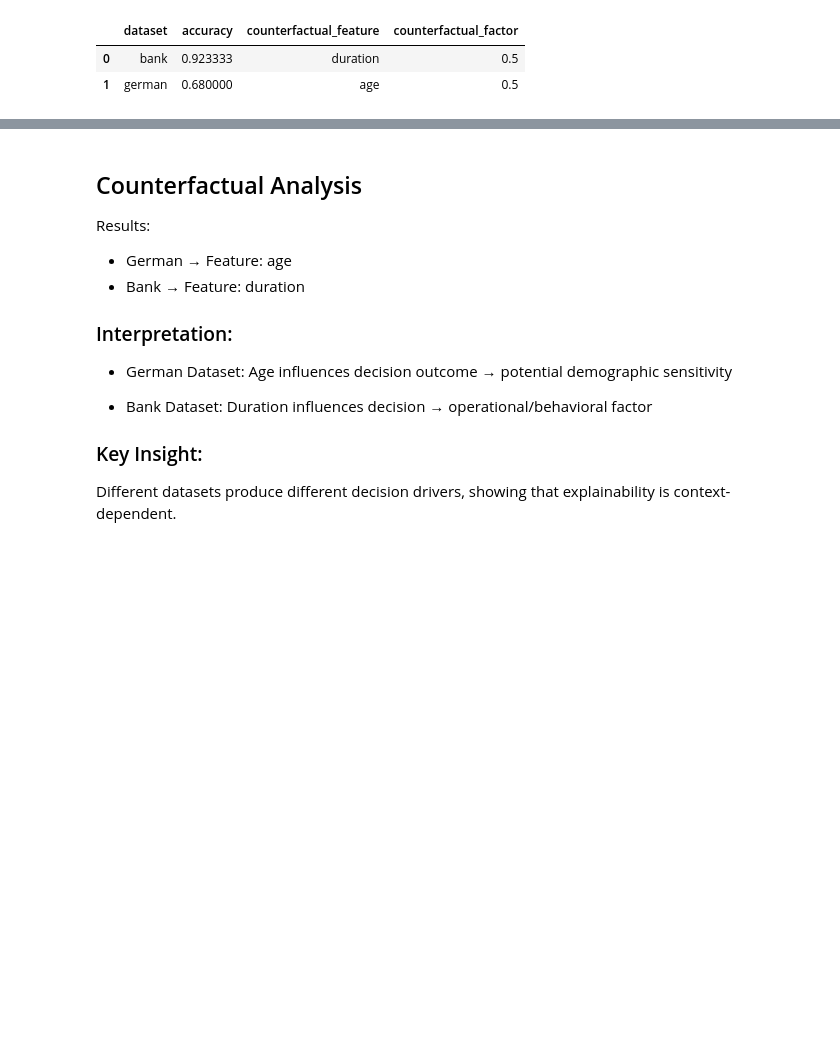
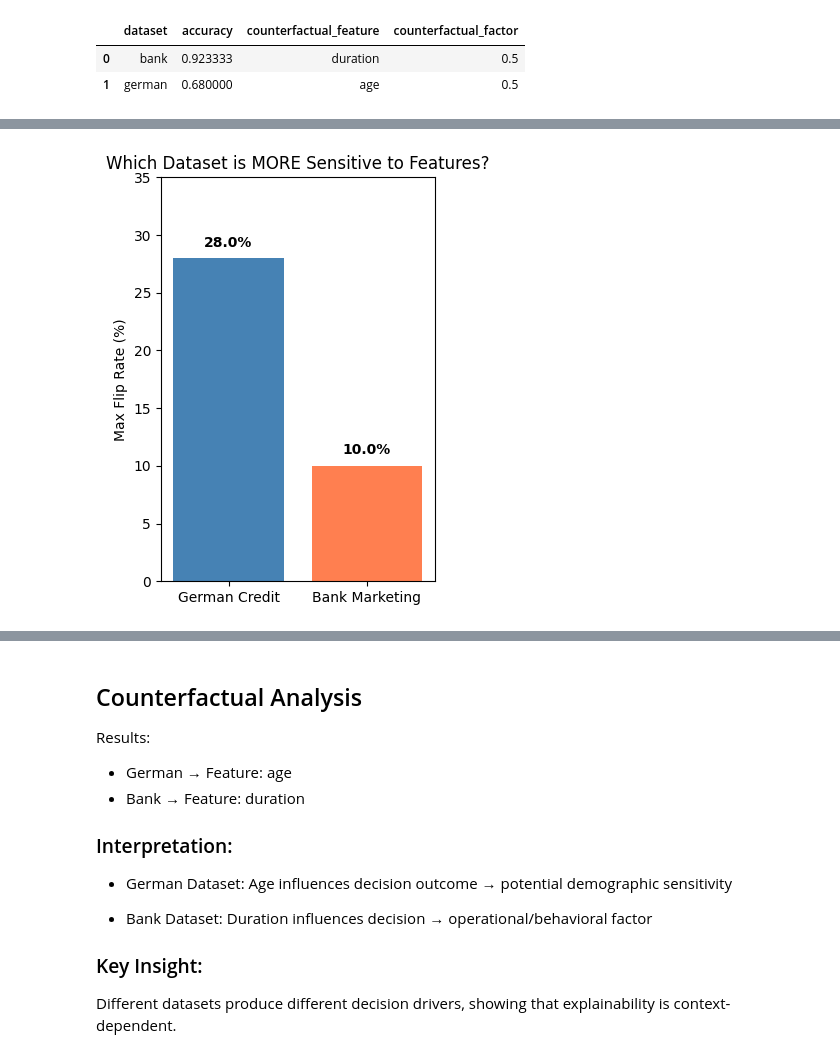
Before and after one commit to Saurabh-pilaniya07/XAI_Credit_Risk, a Jupyter notebook: notebooks/01_analysis.ipynb, the cells around one changed output, grey strips where cells are left out. Cells and saved outputs as stored; diff of their text form; code cells hidden in the pictures; blank space fills up the shorter version.

```diff
--- a/notebooks/01_analysis.ipynb
+++ b/notebooks/01_analysis.ipynb
@@ -93,0 +260,19 @@ results
+# %%
+# Compare both datasets
+plt.subplot(1, 2, 2)
+german_top = german_cf['Flip Rate (%)'].max()
+bank_top = bank_cf['Flip Rate (%)'].max()
+
+datasets = ['German Credit', 'Bank Marketing']
+max_flips = [german_top, bank_top]
+plt.bar(datasets, max_flips, color=['steelblue', 'coral'])
+plt.ylabel('Max Flip Rate (%)')
+plt.title('Which Dataset is MORE Sensitive to Features?')
+plt.ylim(0, 35)
+for i, v in enumerate(max_flips):
+    plt.text(i, v + 1, f'{v:.1f}%', ha='center', fontweight='bold')
+
+plt.tight_layout()
+plt.show()
+# %% [output]
+[figure, added]
```
Also changed, not shown: parts of 15 cells of this notebook.
